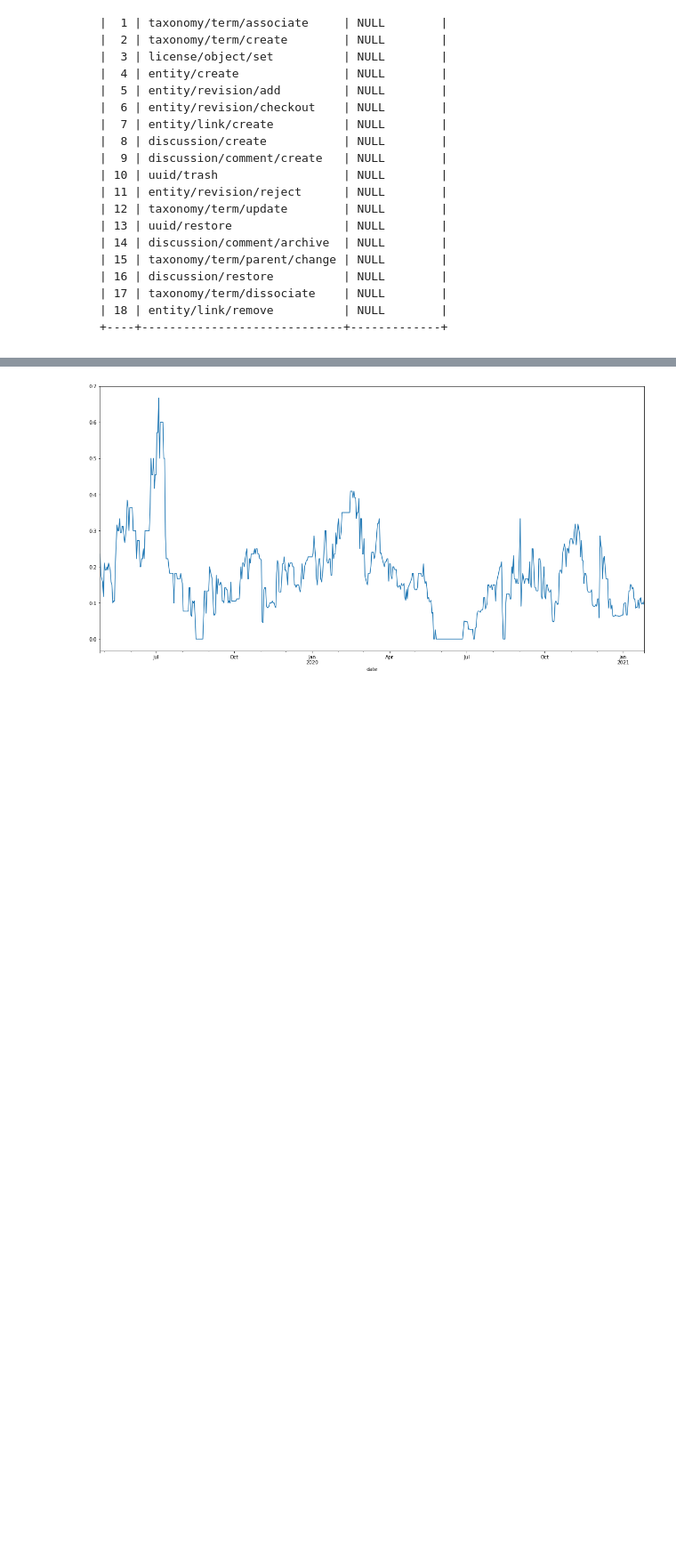
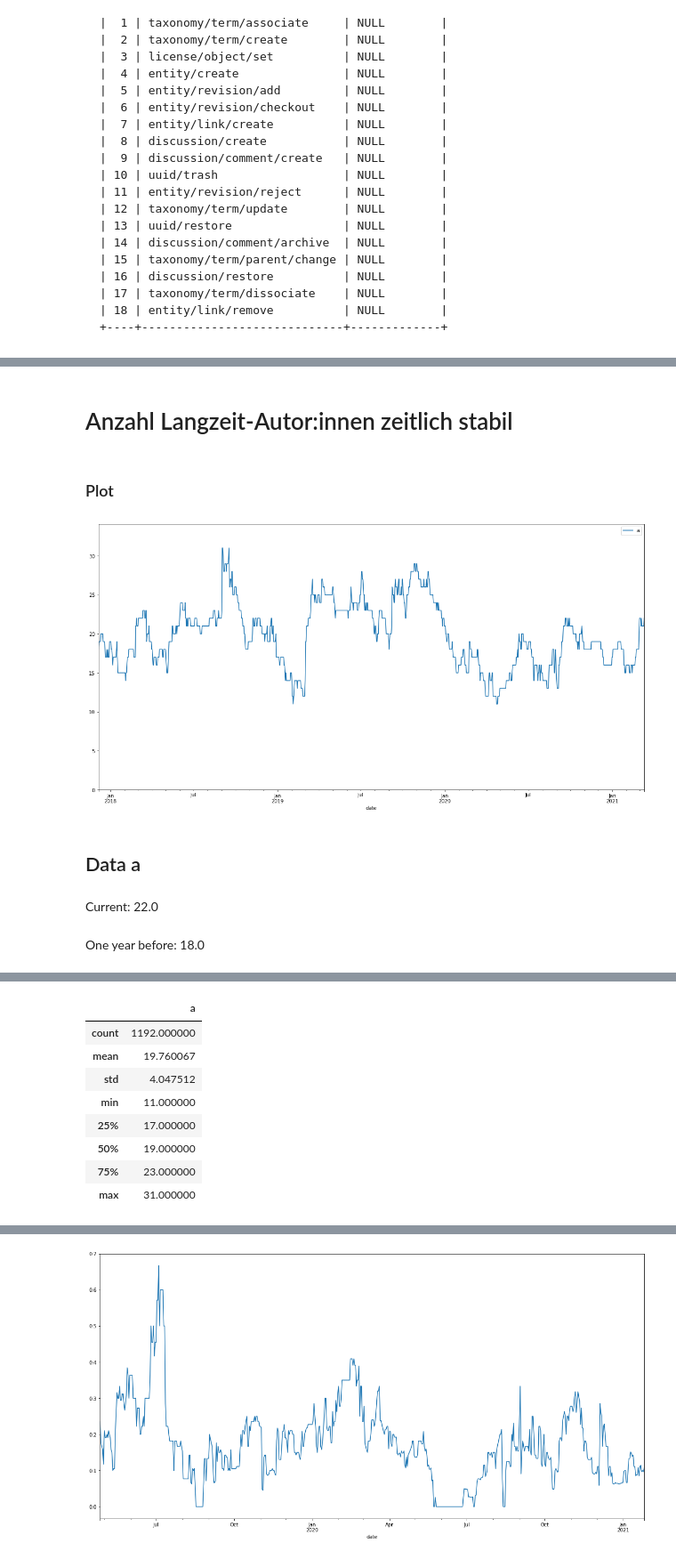
Before and after one commit to kulla/serlo-evaluations, a Jupyter notebook: 2021-03-17 Aktuelle Größe unserer Community.ipynb, the cells around one changed output, grey strips where cells are left out. Shown at 89% size. Saved outputs shown, nothing was run; the diff lists cells and outputs as text; code cells hidden in the pictures; blank space fills up the shorter version.

```diff
--- a/2021-03-17 Aktuelle Größe unserer Community.ipynb
+++ b/2021-03-17 Aktuelle Größe unserer Community.ipynb
@@ -339,0 +281,10 @@ Name: active, dtype: float64
+# %%
+display(Markdown("# Anzahl Langzeit-Autor:innen zeitlich stabil"))
+show_author_count_plot(long_time=True)
+# %% [output]
+# Anzahl Langzeit-Autor:innen zeitlich stabil
+### Plot
+[figure, added]
+## Data a
+Current: 22.0
+One year before: 18.0
@@ -339,0 +292,9 @@ Name: active, dtype: float64
+|  | a |
+| count | 1192.000000 |
+| mean | 19.760067 |
+| std | 4.047512 |
+| min | 11.000000 |
+| 25% | 17.000000 |
+| 50% | 19.000000 |
+| 75% | 23.000000 |
+| max | 31.000000 |
```
Also changed, not shown: parts of 42 cells of this notebook.
